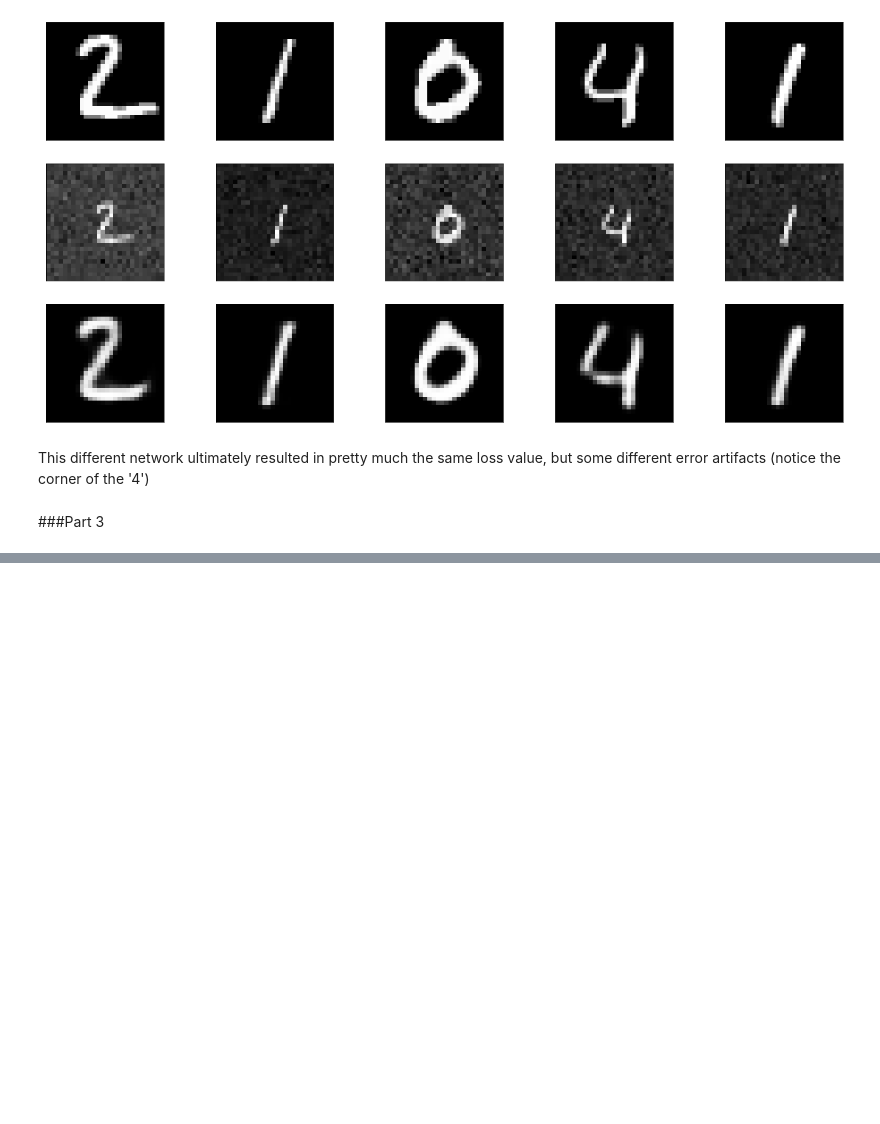
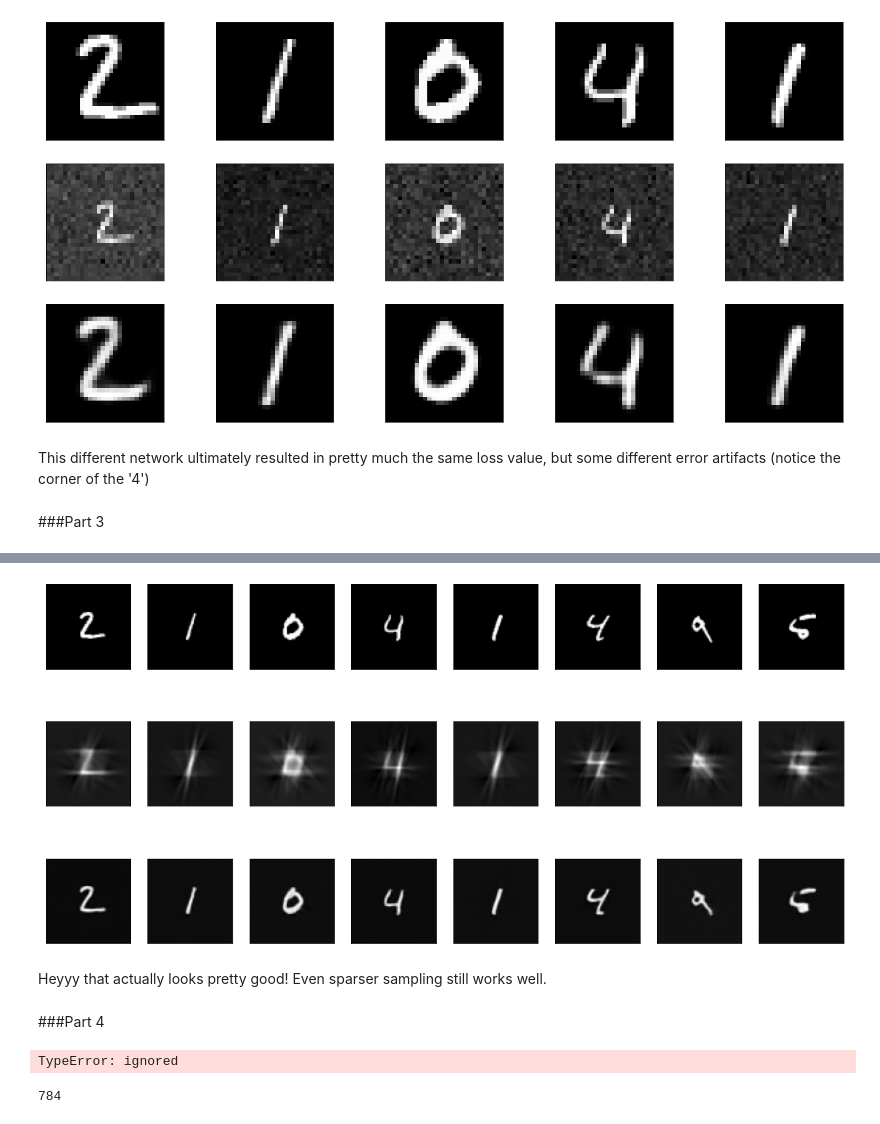
Before and after one commit to jdberkson/OPTI-556-Computational-Imaging, a Jupyter notebook: Homework3_JoelB.ipynb, the cells around one changed output, grey strips where cells are left out. Drawn from its saved outputs; the diff is of its cells as text; code cells hidden in the pictures; blank space fills up the shorter version.

```diff
--- a/Homework3_JoelB.ipynb
+++ b/Homework3_JoelB.ipynb
@@ -500,0 +793,10 @@ This different network ultimately resulted in pretty much the same loss value, b
+# %%
+
+autoencoder.fit(
+    x=g_train,
+    y=x_train,
+    epochs=10,
+    batch_size=128,
+    shuffle=True,
+    validation_data=(g_test, x_test),
+)
@@ -500,0 +825,26 @@ This different network ultimately resulted in pretty much the same loss value, b
+# %%
+
+n = 8
+plt.figure(figsize=(20, 10))
+for i in range(1, n + 1):
+    ax = plt.subplot(3, n, i)
+    plt.imshow(x_test[i].reshape(64, 64))
+    plt.gray()
+    ax.get_xaxis().set_visible(False)
+    ax.get_yaxis().set_visible(False)
+    ax = plt.subplot(3, n, n+i)
+    plt.imshow(g_test[i].reshape(64, 64))
+    plt.gray()
+    ax.get_xaxis().set_visible(False)
+    ax.get_yaxis().set_visible(False)
+    ax = plt.subplot(3, n, 2*n+i)
+    plt.imshow(autoencoder.predict(g_test[i:(i+1),:,:,:])[0,:,:,0])
+    plt.gray()
+    ax.get_xaxis().set_visible(False)
+    ax.get_yaxis().set_visible(False)
+# %% [output]
+[figure, added]
+# %% [markdown]
+Heyyy that actually looks pretty good! Even sparser sampling still works well.
+# %% [markdown]
+###Part 4
@@ -500,0 +869,32 @@ This different network ultimately resulted in pretty much the same loss value, b
+# %%
+l= 10
+delta=1
+N=28
+M=128
+code=np.random.randint(0,2,M)
+def t(x):
+  t=code[np.int(np.floor((x+M/2)/delta))]
+  return t
+vt=np.vectorize(t)
+def p(j):
+  xj, yj=delta*divmod(j,N)
+  xj=xj-N*delta/2
+  yj=yj+l
+  return xj, yj
+def g(j,x):
+  g=t((x+(l/p(j)[1])*p(j)[0])/(1+(l/p(j)[1])))
+  return g
+def h(i,j):
+  h=integrate.quad(lambda x: g(j,x), (i-M/2)*delta-delta/2,(i-M/2)*delta +delta/2)[0]
+  return h
+H=np.zeros((M,N**2))
+for j in range(N**2):
+  for i in range(M):
+    H[i,j]=h(i,j)
+plt.imshow(H)
+# %% [output]
+TypeError: ignored
+# %%
+print(np.size(H,axis=1))
+# %% [output]
+784
```
Also changed, not shown: parts of 8 cells of this notebook.
